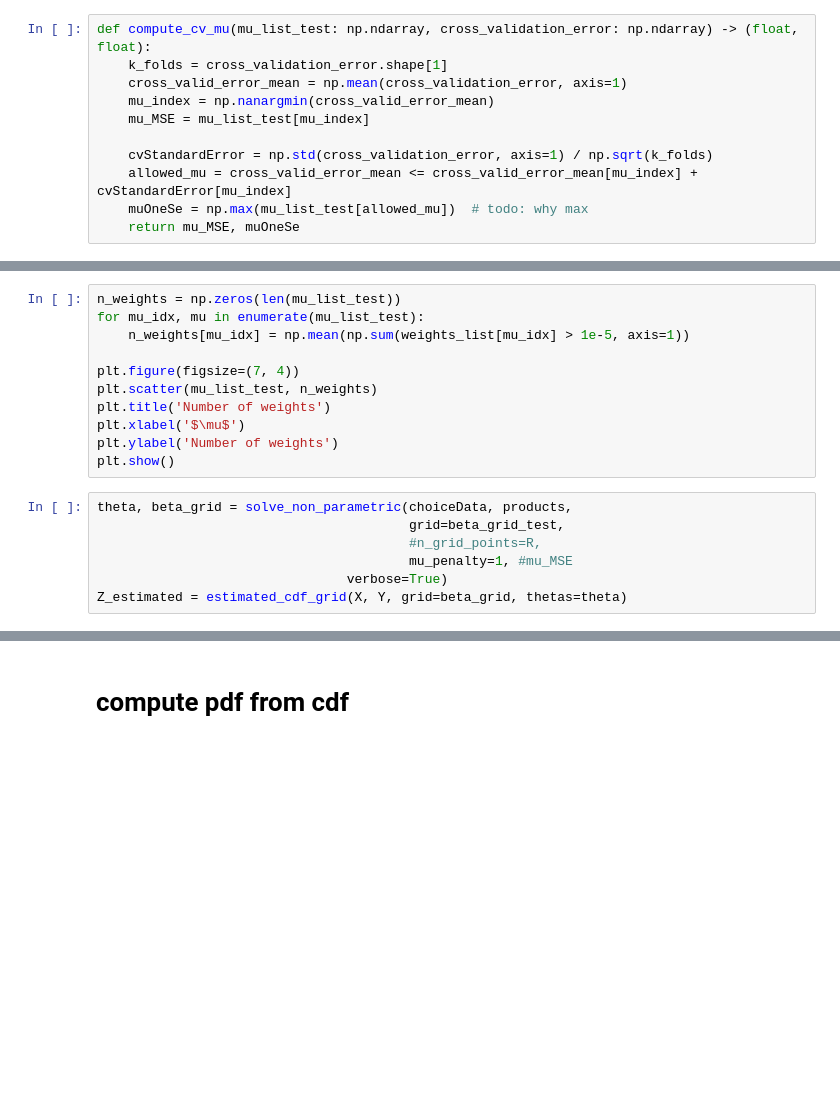
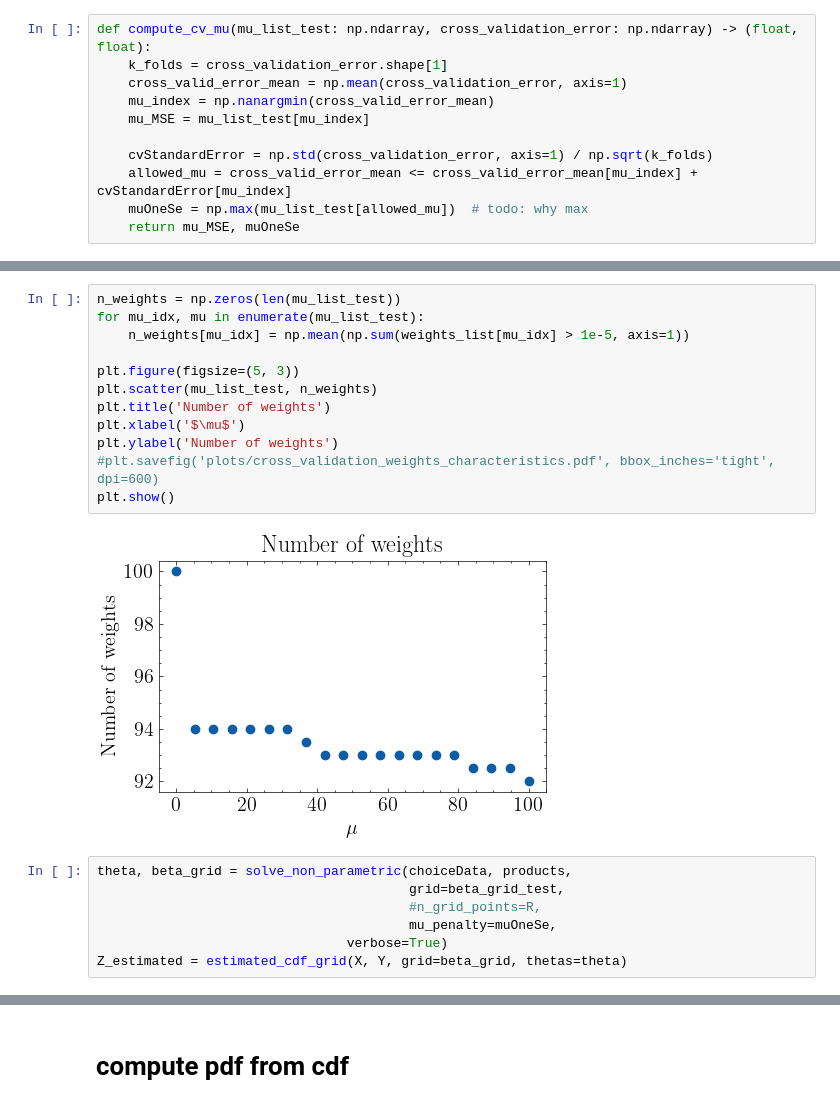
Before and after one commit to arrjon/RandomCoefficients, a Jupyter notebook: demand.ipynb, the cells around one changed output, grey strips where cells are left out. Drawn from its saved outputs; the diff is of its cells as text; blank space fills up the shorter version.

```diff
--- a/demand.ipynb
+++ b/demand.ipynb
@@ -364,19 +457,22 @@ print(cross_valid_error_mean)
 # %%
 n_weights = np.zeros(len(mu_list_test))
 for mu_idx, mu in enumerate(mu_list_test):
     n_weights[mu_idx] = np.mean(np.sum(weights_list[mu_idx] > 1e-5, axis=1))
 
-plt.figure(figsize=(7, 4))
+plt.figure(figsize=(5, 3))
 plt.scatter(mu_list_test, n_weights)
 plt.title('Number of weights')
 plt.xlabel('$\mu$')
 plt.ylabel('Number of weights')
+#plt.savefig('plots/cross_validation_weights_characteristics.pdf', bbox_inches='tight', dpi=600)
 plt.show()
+# %% [output]
+[figure, added]
 # %%
 theta, beta_grid = solve_non_parametric(choiceData, products,
                                         grid=beta_grid_test,
                                         #n_grid_points=R,
-                                        mu_penalty=1, #mu_MSE
+                                        mu_penalty=muOneSe,
                                 verbose=True)
 Z_estimated = estimated_cdf_grid(X, Y, grid=beta_grid, thetas=theta)
 # %%
```
Also changed, not shown: parts of 44 cells of this notebook, 16 other files.
